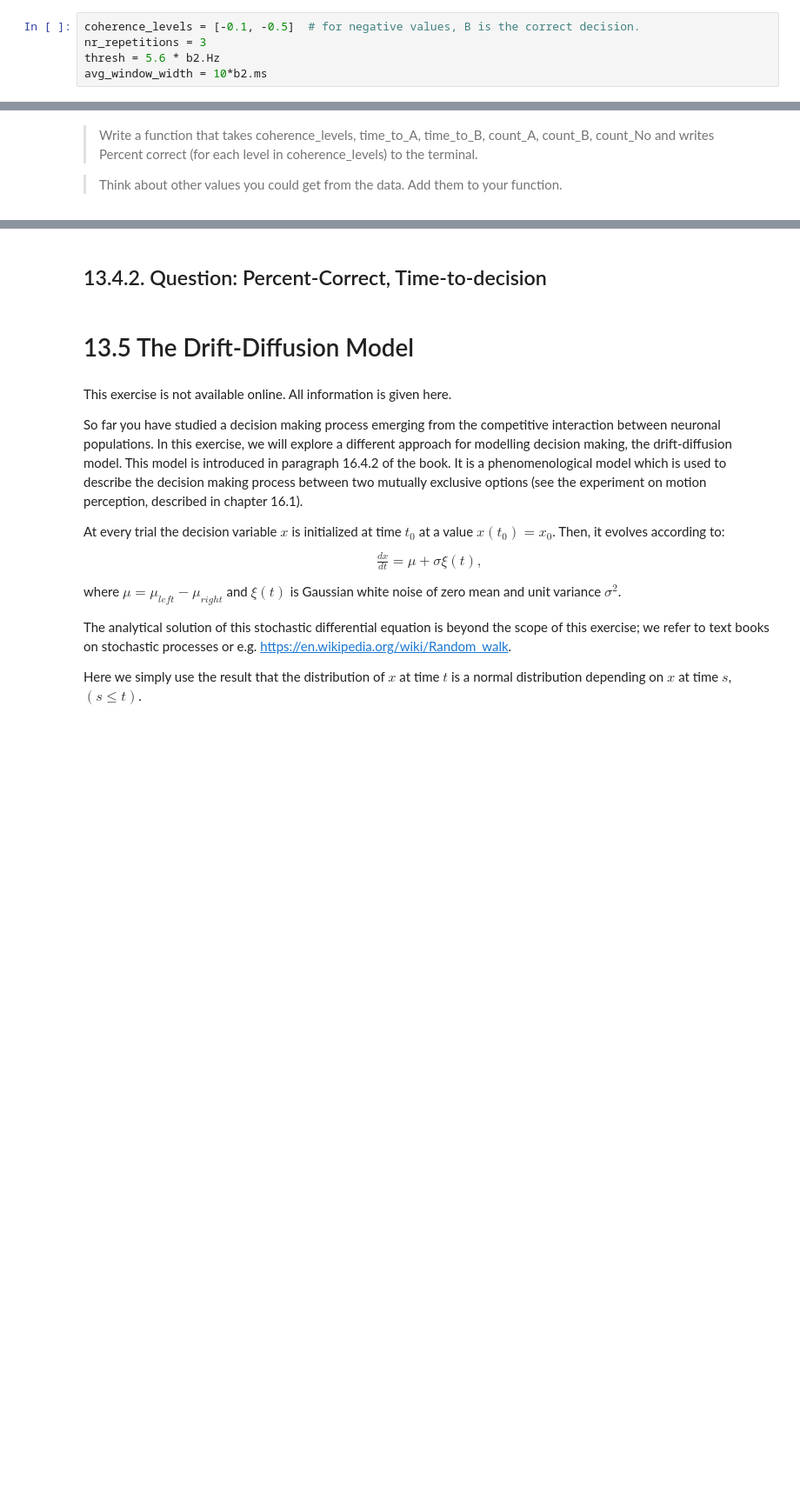
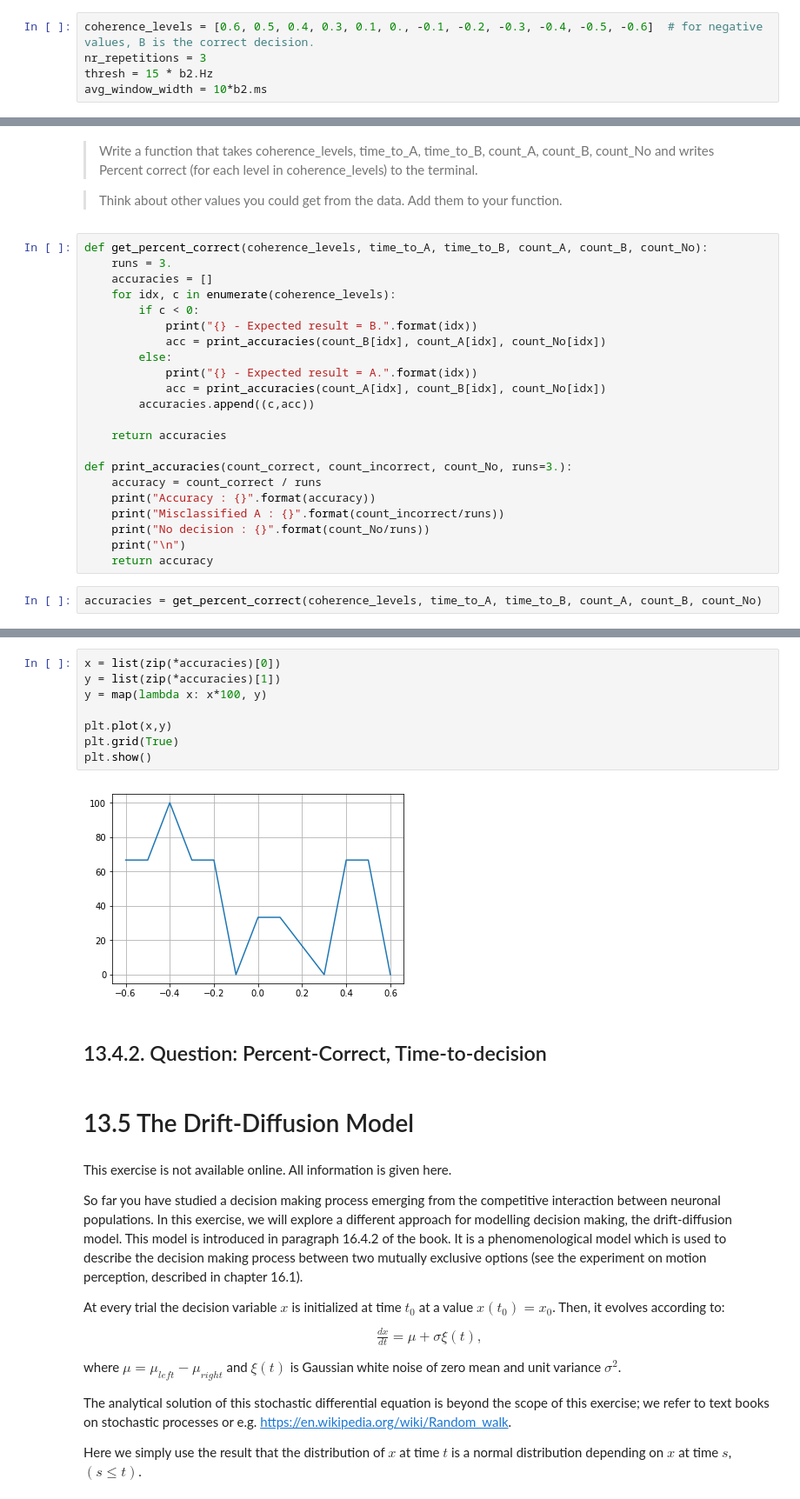
Before and after one commit to TristanBesson/bmnn, a Jupyter notebook: Ex13_Dylan_Bourgeois_224797.ipynb, the cells around one changed output, grey strips where cells are left out. Shown at 87% size. Saved outputs shown, nothing was run; the diff lists cells and outputs as text; blank space fills up the shorter version.

```diff
--- a/Ex13_Dylan_Bourgeois_224797.ipynb
+++ b/Ex13_Dylan_Bourgeois_224797.ipynb
@@ -412,8 +412,8 @@ get_decision_time(results["rate_monitor_A"], results["rate_monitor_B"], avg_wind
 # %% [markdown]
 > Use the function `competing_populations.decision_making.run_multiple_simulations()` to get the values for multiple runs. Pass your function `get_decision_time` to `run_multiple_simulations()` :
 # %%
-coherence_levels = [-0.1, -0.5]  # for negative values, B is the correct decision.
+coherence_levels = [0.6, 0.5, 0.4, 0.3, 0.1, 0., -0.1, -0.2, -0.3, -0.4, -0.5, -0.6]  # for negative values, B is the correct decision.
 nr_repetitions = 3
-thresh = 5.6 * b2.Hz
+thresh = 15 * b2.Hz
 avg_window_width = 10*b2.ms
 # %%
@@ -440,3 +440,27 @@ no decision/error: f_get_decision_time returns > 0 for A and B
 > Write a function that takes coherence_levels, time_to_A, time_to_B, count_A, count_B, count_No and writes Percent correct (for each level in coherence_levels) to the terminal.
 
 > Think about other values you could get from the data. Add them to your function.
+# %%
+def get_percent_correct(coherence_levels, time_to_A, time_to_B, count_A, count_B, count_No):
+    runs = 3.
+    accuracies = []
+    for idx, c in enumerate(coherence_levels):
+        if c < 0:
+            print("{} - Expected result = B.".format(idx))
+            acc = print_accuracies(count_B[idx], count_A[idx], count_No[idx])
+        else:
+            print("{} - Expected result = A.".format(idx))
+            acc = print_accuracies(count_A[idx], count_B[idx], count_No[idx])
+        accuracies.append((c,acc))
+
+    return accuracies
+
+def print_accuracies(count_correct, count_incorrect, count_No, runs=3.):
+    accuracy = count_correct / runs
+    print("Accuracy : {}".format(accuracy))
+    print("Misclassified A : {}".format(count_incorrect/runs))
+    print("No decision : {}".format(count_No/runs))
+    print("\n")
+    return accuracy
+# %%
+accuracies = get_percent_correct(coherence_levels, time_to_A, time_to_B, count_A, count_B, count_No)
@@ -443,3 +485,13 @@ no decision/error: f_get_decision_time returns > 0 for A and B
+# %%
+x = list(zip(*accuracies)[0])
+y = list(zip(*accuracies)[1])
+y = map(lambda x: x*100, y)
+
+plt.plot(x,y)
+plt.grid(True)
+plt.show()
+# %% [output]
+[figure, added]
 # %% [markdown]
 ## 13.4.2. Question: Percent-Correct, Time-to-decision
 # %% [markdown]
```
Also changed, not shown: parts of 2 cells of this notebook.
